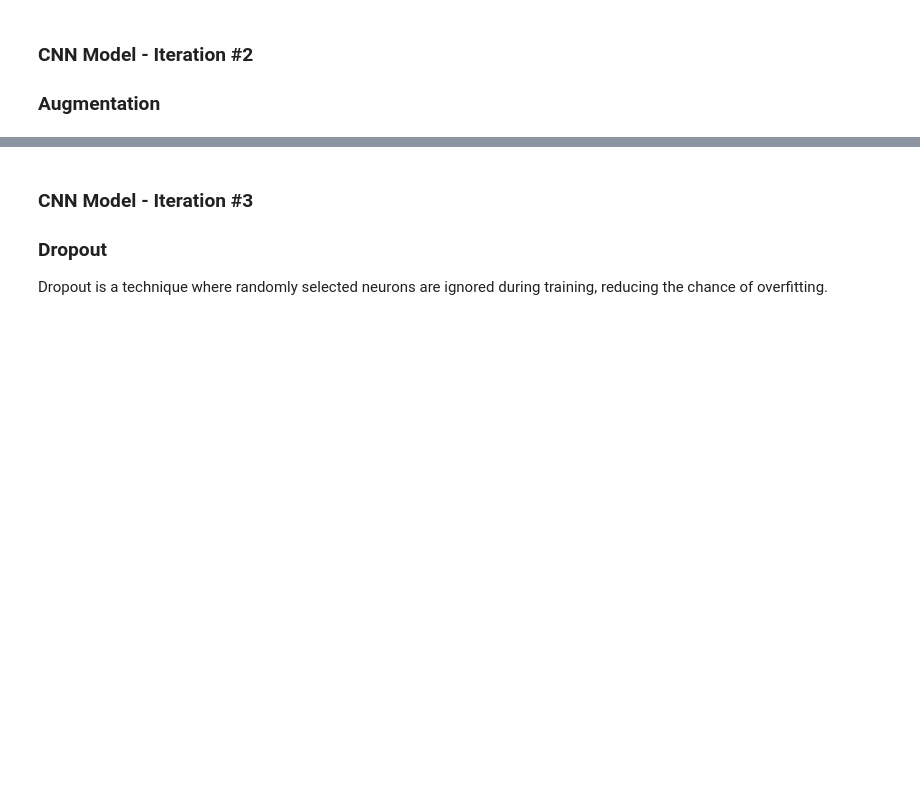
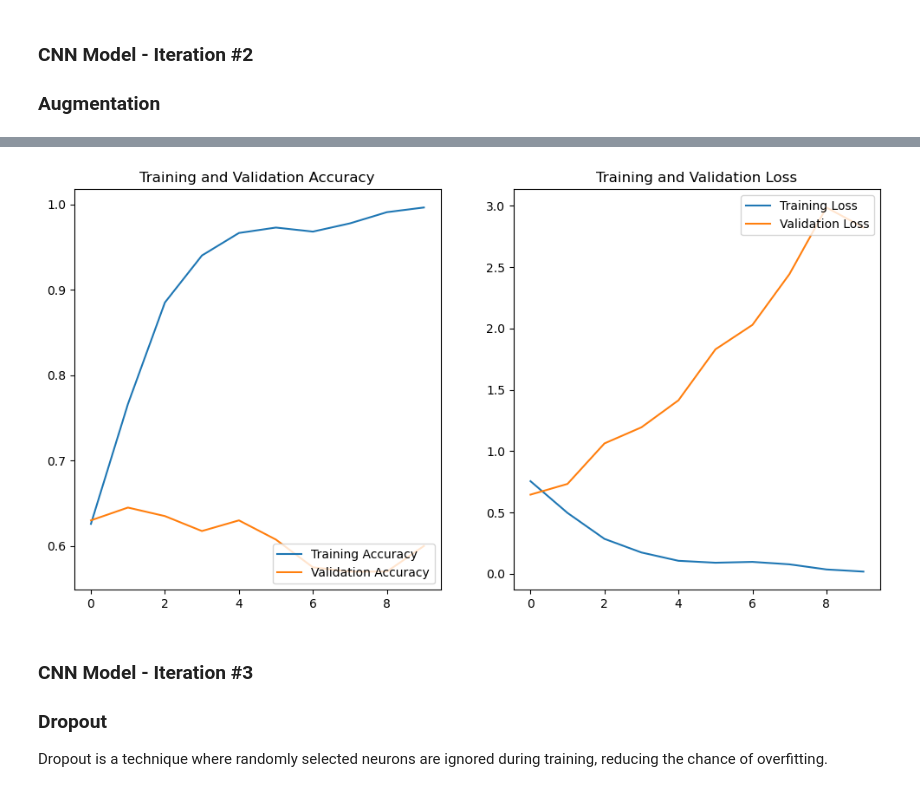
Before and after one commit to excellentwork/Fantastic_4_Project_3, a Jupyter notebook: Fantastic_4_Project_3.ipynb, the cells around one changed output, grey strips where cells are left out. Cells and saved outputs as stored; diff of their text form; code cells hidden in the pictures; blank space fills up the shorter version.

```diff
--- a/Fantastic_4_Project_3.ipynb
+++ b/Fantastic_4_Project_3.ipynb
@@ -291,0 +270,8 @@ print(len(y_train))
+# %%
+# Convert lists to numpy arrays
+X_train_aug = np.array(X_train_aug)
+y_train_aug = np.array(y_train_aug)
+
+# Ensure X_train_aug is a 4D array and y_train_aug is a 1D array
+print("X_train_aug shape:", X_train_aug.shape)
+print("y_train_aug shape:", y_train_aug.shape)
@@ -299,9 +288,6 @@ tf.random.set_seed(42)
 model_2 = keras.Sequential([
     layers.Conv2D(32, (3, 3), activation='relu', input_shape=(256, 256, 3)),
     layers.MaxPooling2D((2, 2)),
-    layers.Conv2D(64, (3, 3), activation='relu'),
-    layers.MaxPooling2D((2, 2)),
-    layers.Conv2D(64, (3, 3), activation='relu'),
     layers.Flatten(),
     layers.Dense(64, activation='relu'),
     layers.Dense(1, activation='sigmoid')
@@ -309,3 +295,13 @@ model_2 = keras.Sequential([
 
 # Compile the model
 model_2.compile(optimizer='adam', loss='binary_crossentropy', metrics=['accuracy'])
+
+
+# Train the model
+batch_size = 32
+epochs = 10
+history = model_2.fit(
+    X_train_aug, y_train_aug,
+    validation_data=(X_test, y_test),
+    epochs=epochs
+)
@@ -374,3 +336,8 @@ plt.show()
+# %%
+# Accuracy and Loss Plots
+plot_training_history(history)
+# %% [output]
+[figure, added]
 # %% [markdown]
 ### **CNN Model - Iteration #3**
 
```
Also changed, not shown: parts of 36 cells of this notebook, 1 other file.
